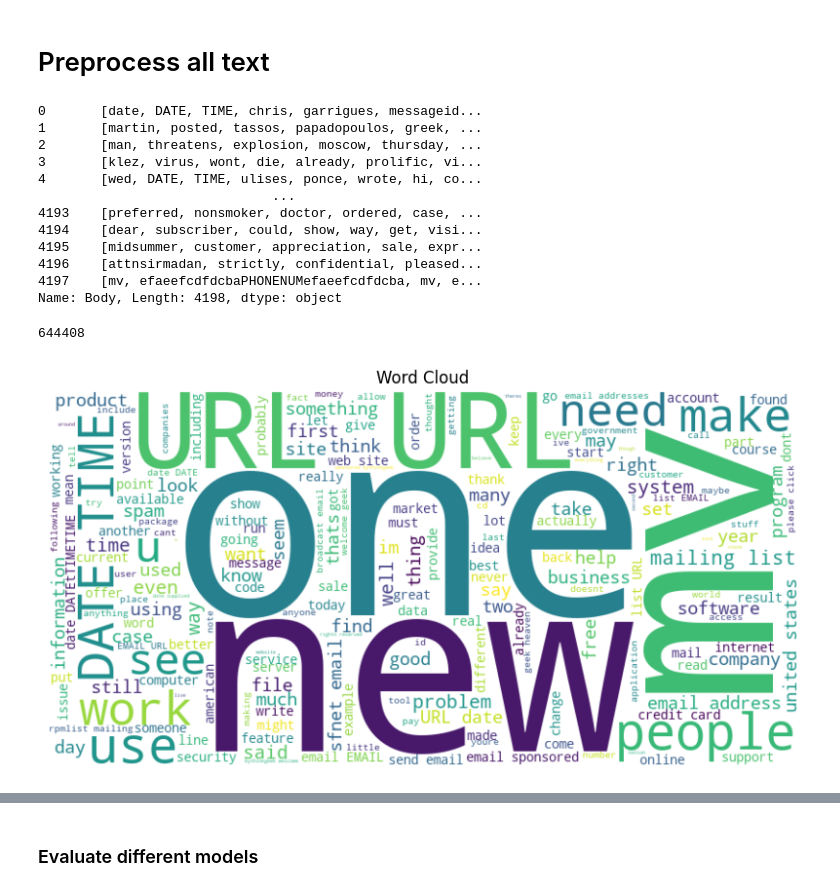
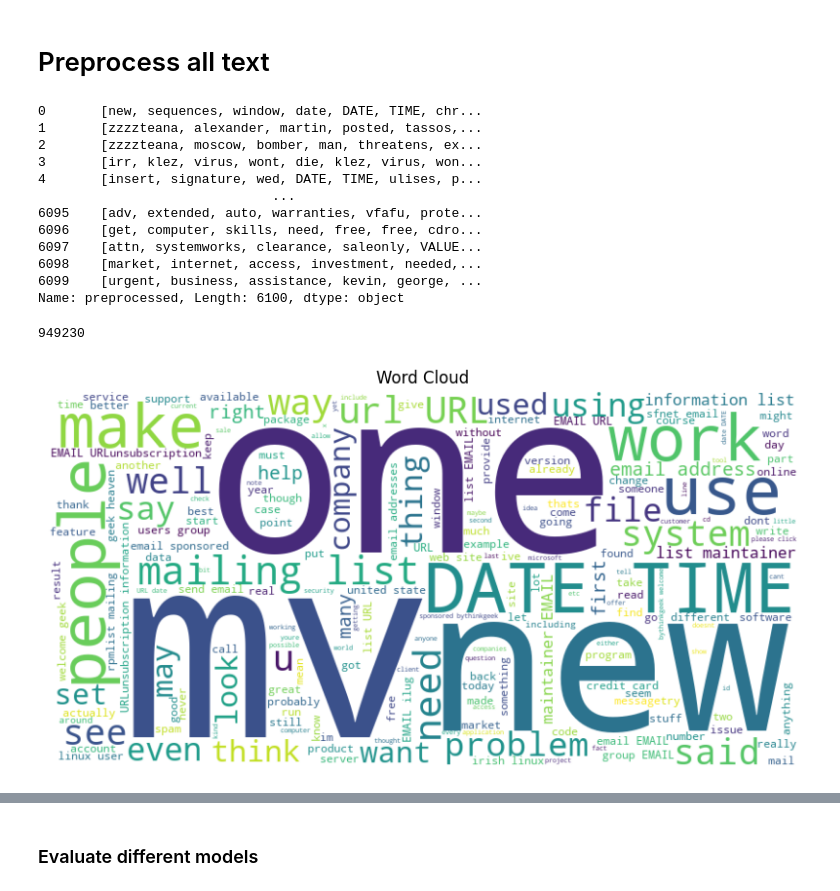
Before and after one commit to WilliamDelnington/EmailSpamDetection, a Jupyter notebook: SpamAssassinDatasetTests/SpamAssassinClassification.ipynb, the cells around one changed output, grey strips where cells are left out. Saved outputs shown, nothing was run; the diff lists cells and outputs as text; code cells hidden in the pictures.

```diff
--- a/SpamAssassinDatasetTests/SpamAssassinClassification.ipynb
+++ b/SpamAssassinDatasetTests/SpamAssassinClassification.ipynb
@@ -216,32 +202,33 @@ preprocession = partial(
     remove_numbers=True
 )
 
-preprocessed_data = spam_assassin_input.apply(preprocession)
-preprocessed_data
+csv_file["preprocessed"] = spam_assassin_input.apply(preprocession)
+csv_file["preprocessed"]
 # %% [output]
-0       [date, DATE, TIME, chris, garrigues, messageid...
-1       [martin, posted, tassos, papadopoulos, greek, ...
-2       [man, threatens, explosion, moscow, thursday, ...
-3       [klez, virus, wont, die, already, prolific, vi...
-4       [wed, DATE, TIME, ulises, ponce, wrote, hi, co...
+0       [new, sequences, window, date, DATE, TIME, chr...
+1       [zzzzteana, alexander, martin, posted, tassos,...
+2       [zzzzteana, moscow, bomber, man, threatens, ex...
+3       [irr, klez, virus, wont, die, klez, virus, won...
+4       [insert, signature, wed, DATE, TIME, ulises, p...
                               ...
-4193    [preferred, nonsmoker, doctor, ordered, case, ...
-4194    [dear, subscriber, could, show, way, get, visi...
-4195    [midsummer, customer, appreciation, sale, expr...
-4196    [attnsirmadan, strictly, confidential, pleased...
-4197    [mv, efaeefcdfdcbaPHONENUMefaeefcdfdcba, mv, e...
-Name: Body, Length: 4198, dtype: object
+6095    [adv, extended, auto, warranties, vfafu, prote...
+6096    [get, computer, skills, need, free, free, cdro...
+6097    [attn, systemworks, clearance, saleonly, VALUE...
+6098    [market, internet, access, investment, needed,...
+6099    [urgent, business, assistance, kevin, george, ...
+Name: preprocessed, Length: 6100, dtype: object
 # %%
 import itertools
 
-combined = list(itertools.chain.from_iterable(preprocessed_data))
+combined = list(itertools.chain.from_iterable(csv_file["preprocessed"]))
 len(combined)
 # %% [output]
-644408
+949230
 # %%
 preprocessing.visualize_wordcloud(combined)
+del combined
 # %% [output]
-[figure, old version]
+[figure, new version]
 # %%
 from collections import Counter
 import matplotlib.pyplot as plt
```
Also changed, not shown: parts of 31 cells of this notebook, 27 other files.
